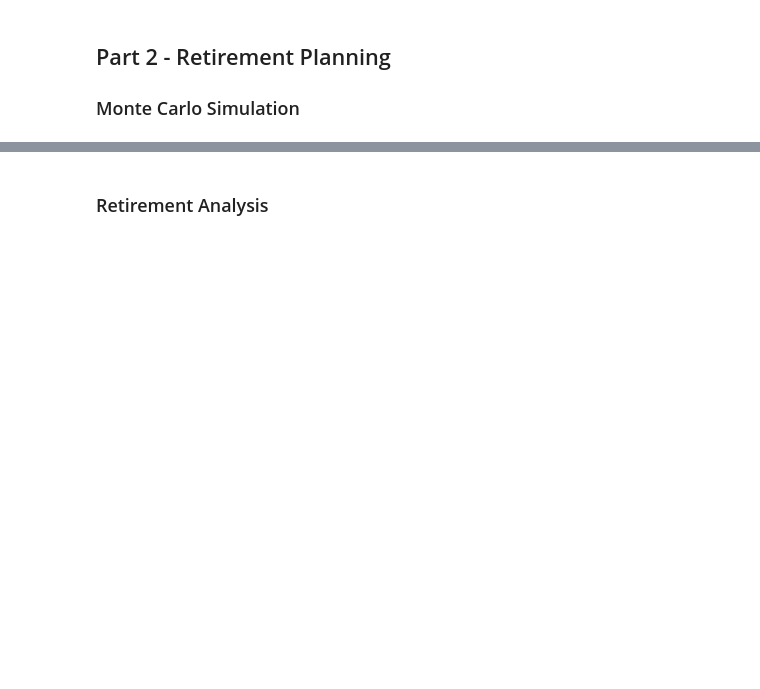
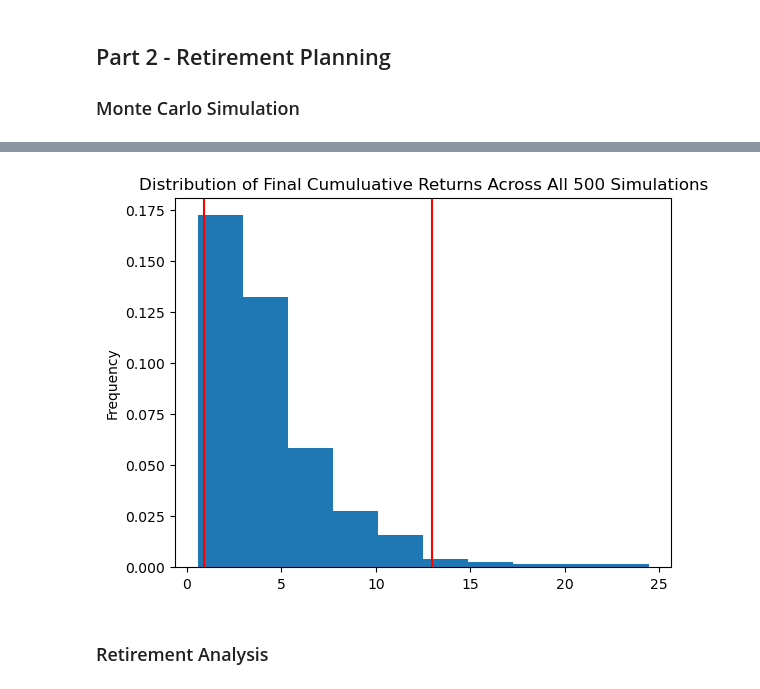
Before and after one commit to jonesc31/APIs_hw, a Jupyter notebook: Instructions/Starter_Code/financial-planner.ipynb, the cells around one changed output, grey strips where cells are left out. Saved outputs shown, nothing was run; the diff lists cells and outputs as text; code cells hidden in the pictures; blank space fills up the shorter version.

```diff
--- a/Instructions/Starter_Code/financial-planner.ipynb
+++ b/Instructions/Starter_Code/financial-planner.ipynb
@@ -188,5 +265,7 @@ line_plot = MC_thirty_year.plot_simulation()
 # %%
 # Plot probability distribution and confidence intervals
-dist_plot = MC_thirty_year.plot_distribution()
+dist_plot = future_shares_df.plot_distribution()
+# %% [output]
+[figure, added]
 # %% [markdown]
 ### Retirement Analysis
```
Also changed, not shown: parts of 33 cells of this notebook, 5 other files.
